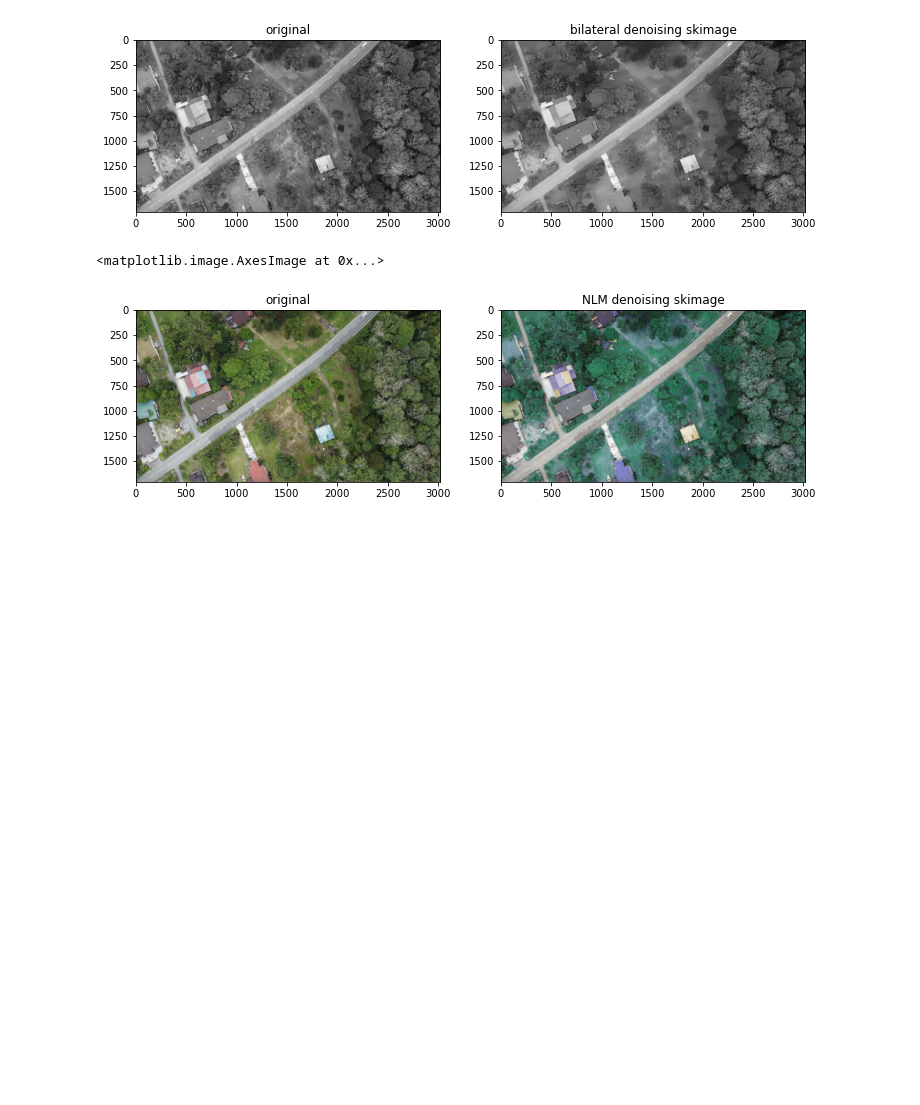
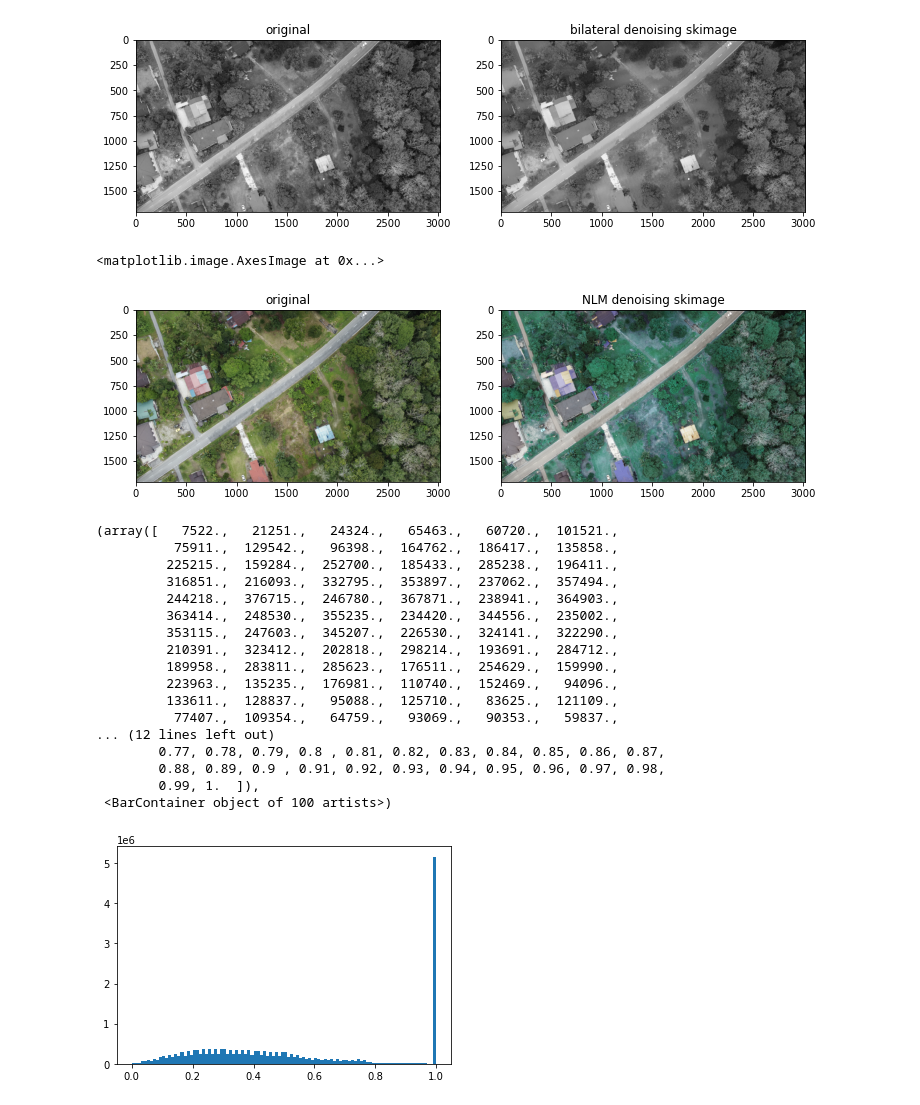
Before and after one commit to jolous/image_processing, a Jupyter notebook: 13. denoising/denoising.ipynb, the cells around one changed output. Cells and saved outputs as stored; diff of their text form; code cells hidden in the pictures; blank space fills up the shorter version.

```diff
--- a/13. denoising/denoising.ipynb
+++ b/13. denoising/denoising.ipynb
@@ -134,0 +133,28 @@ plt.imshow(final_denoised_img)
+# %%
+# Denoising using total variation filter (TVF)
+import cv2
+from skimage import io, img_as_float
+from skimage.restoration import denoise_tv_chambolle
+
+img = img_as_float(io.imread('../sample/1.png'))
+
+plt.hist(img.flat, bins=100, range=(0,1))
+# %% [output]
+(array([   7522.,   21251.,   24324.,   65463.,   60720.,  101521.,
+          75911.,  129542.,   96398.,  164762.,  186417.,  135858.,
+         225215.,  159284.,  252700.,  185433.,  285238.,  196411.,
+         316851.,  216093.,  332795.,  353897.,  237062.,  357494.,
+         244218.,  376715.,  246780.,  367871.,  238941.,  364903.,
+         363414.,  248530.,  355235.,  234420.,  344556.,  235002.,
+         353115.,  247603.,  345207.,  226530.,  324141.,  322290.,
+         210391.,  323412.,  202818.,  298214.,  193691.,  284712.,
+         189958.,  283811.,  285623.,  176511.,  254629.,  159990.,
+         223963.,  135235.,  176981.,  110740.,  152469.,   94096.,
+         133611.,  128837.,   95088.,  125710.,   83625.,  121109.,
+          77407.,  109354.,   64759.,   93069.,   90353.,   59837.,
+... (12 lines left out)
+        0.77, 0.78, 0.79, 0.8 , 0.81, 0.82, 0.83, 0.84, 0.85, 0.86, 0.87,
+        0.88, 0.89, 0.9 , 0.91, 0.92, 0.93, 0.94, 0.95, 0.96, 0.97, 0.98,
+        0.99, 1.  ]),
+ <BarContainer object of 100 artists>)
+[figure, added]
```
Also changed, not shown: parts of 3 cells of this notebook, 1 other file.
